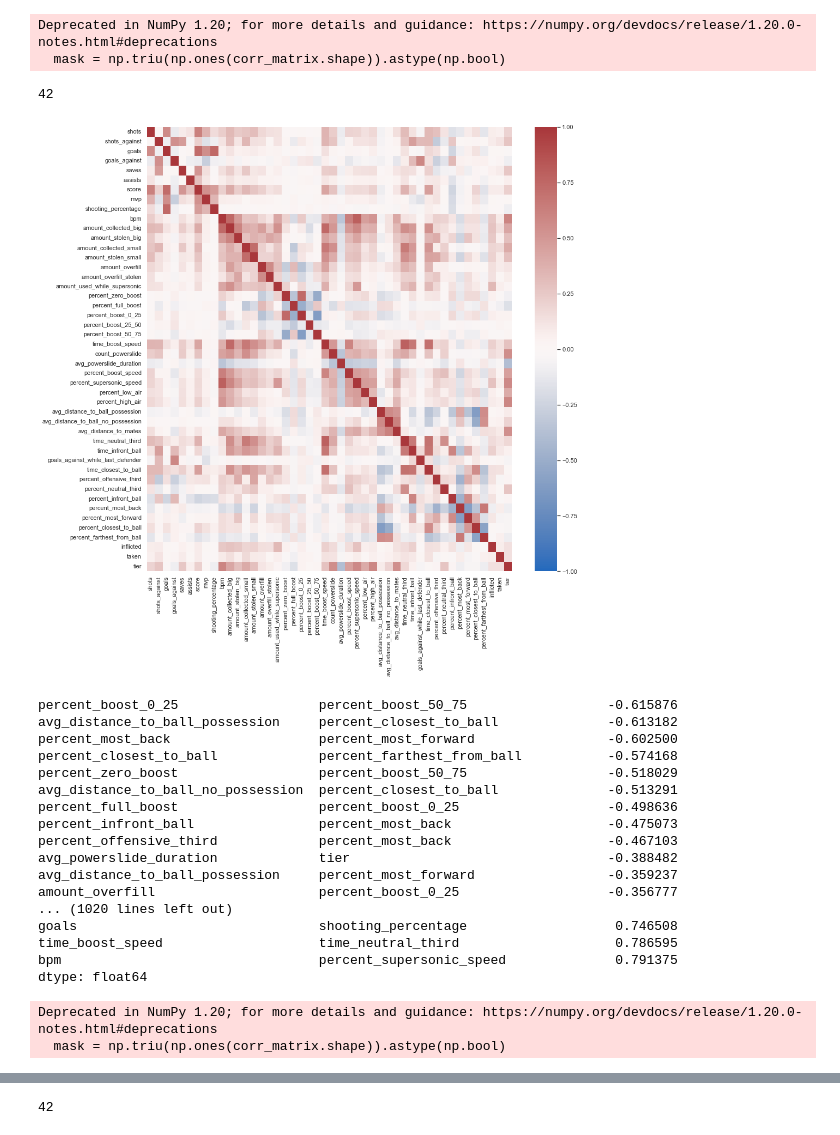
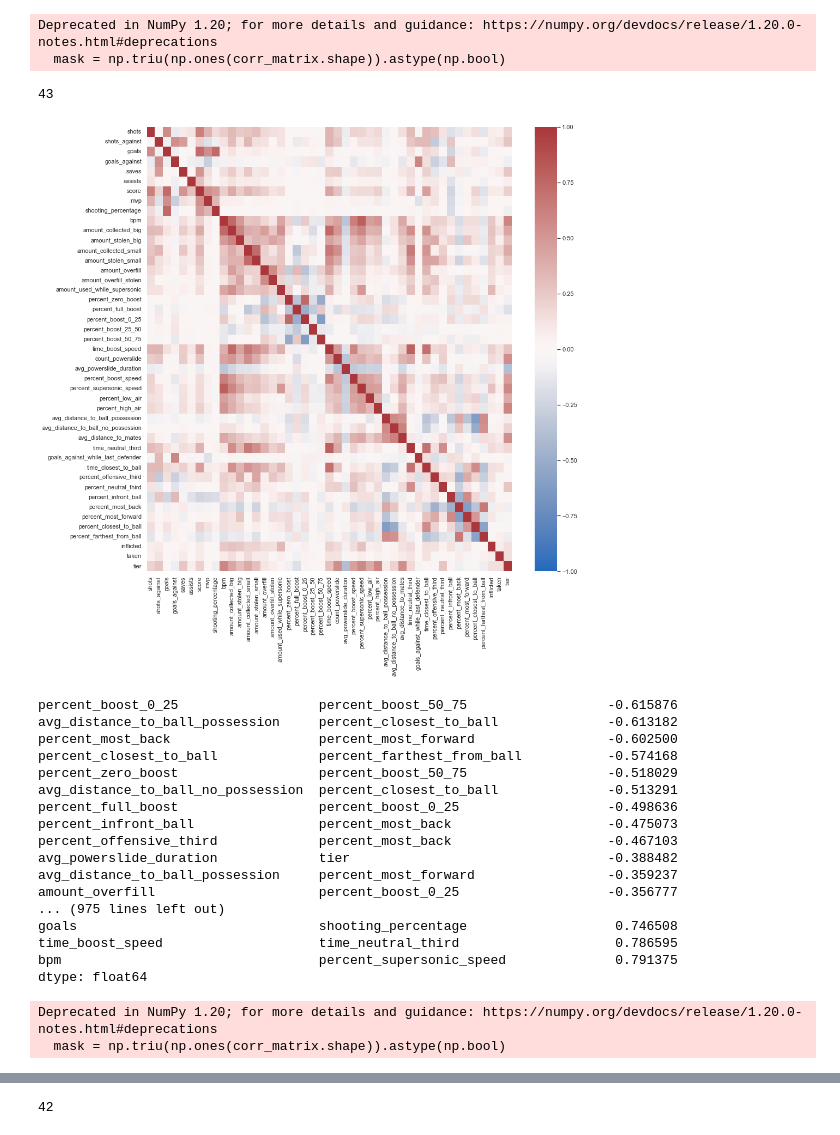
Before and after one commit to pasqualedem/RocketLeague-RankPredictor, a Jupyter notebook: src/data_explore.ipynb, the cells around one changed output, grey strips where cells are left out. Drawn from its saved outputs; the diff is of its cells as text; code cells hidden in the pictures.

```diff
--- a/src/data_explore.ipynb
+++ b/src/data_explore.ipynb
@@ -117,7 +117,8 @@ Deprecated in NumPy 1.20; for more details and guidance: https://numpy.org/devdo
 correlated_features = [
     "time_offensive_half", # time_offensive_third
     "time_defensive_half", # time_defensive_third
-    "time_behind_ball", # time_infront_ball
+    "time_infront_ball", #  time_behind_ball
+    "time_behind_ball", # percent_infront_ball
     "time_ground", # time_low_air, time_high_air
     "time_slow_speed", # time_boost_speed, time_supersonic_speed
     "time_most_back", # time_most_forward
@@ -163,16 +164,16 @@ correlated_features = [
 ]
 print(len(correlated_features))
 # %% [output]
-42
+43
 # %%
-data_selected = data.drop(columns=correlated_features)
+data_uncorr = data.drop(columns=correlated_features)
 # %%
-corr_matrix = data_selected.corr()
+corr_matrix = data_uncorr.corr()
 fig = sns.heatmap(corr_matrix, vmin=-1, vmax=1, cmap="vlag")
 sns.set(rc={'figure.figsize':(15,15)})
 plt.show()
 # %% [output]
-[figure, old version]
+[figure, new version]
 # %%
 with pd.option_context('display.max_rows', None, 'display.max_columns', None):
     mask = np.triu(np.ones(corr_matrix.shape)).astype(np.bool)
@@ -192,7 +193,7 @@ percent_offensive_third             percent_most_back                    -0.4671
 avg_powerslide_duration             tier                                 -0.388482
 avg_distance_to_ball_possession     percent_most_forward                 -0.359237
 amount_overfill                     percent_boost_0_25                   -0.356777
-... (1020 lines left out)
+... (975 lines left out)
 goals                               shooting_percentage                   0.746508
 time_boost_speed                    time_neutral_third                    0.786595
 bpm                                 percent_supersonic_speed              0.791375
```
Also changed, not shown: parts of 7 cells of this notebook, 11 other files.
